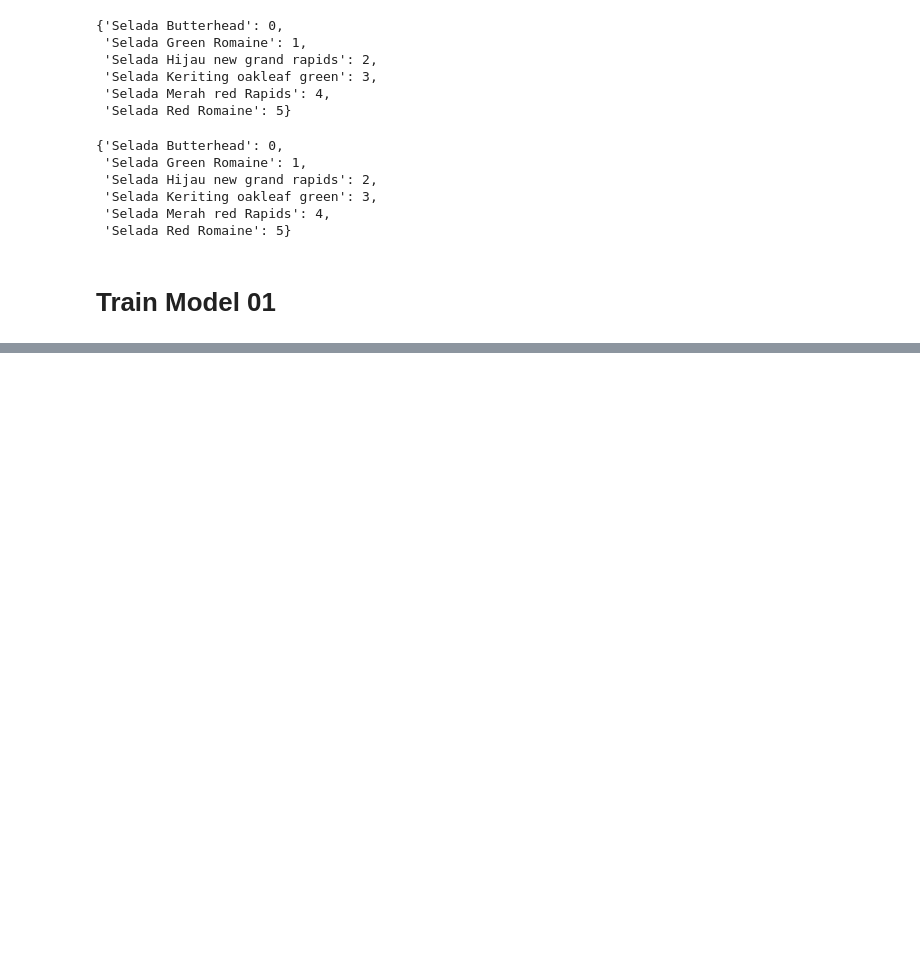
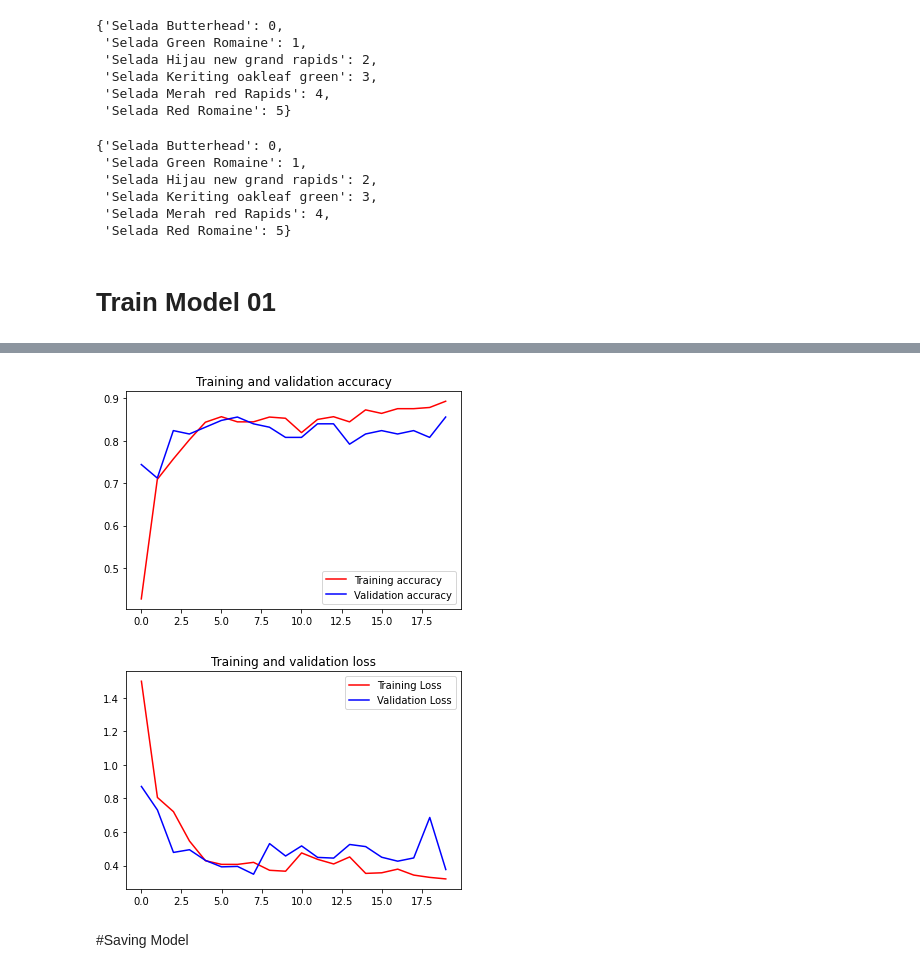
Before and after one commit to IOH-C22-HY-4/MachineLearning, a Jupyter notebook: LettuceClassification/Lettuce_Classification_Baseline_Model_02.ipynb, the cells around one changed output, grey strips where cells are left out. Drawn from its saved outputs; the diff is of its cells as text; code cells hidden in the pictures; blank space fills up the shorter version.

Commit message:
add TFlite and update baseline model_02

```diff
--- a/LettuceClassification/Lettuce_Classification_Baseline_Model_02.ipynb
+++ b/LettuceClassification/Lettuce_Classification_Baseline_Model_02.ipynb
@@ -545,0 +547,2 @@ plt.show()
+# %%
+pre_trained_model = create_pre_trained_model(local_weights_file)
@@ -545,0 +557,2 @@ plt.show()
+# %%
+last_output = output_of_last_layer(pre_trained_model)
@@ -545,0 +579,18 @@ plt.show()
+# %%
+from keras.callbacks import ModelCheckpoint
+
+mc = ModelCheckpoint('best_model_03.h5', monitor='val_accuracy', mode='max', verbose=1, save_best_only=True)
+callbacks = [mc]
+# %%
+model2 = create_final_model(pre_trained_model, last_output)
+
+history2 = model2.fit(
+    train_generator,
+    batch_size=32,
+    steps_per_epoch = 12,
+    epochs = 20,
+    validation_data = validation_generator,
+    validation_steps = validation_generator.samples // batch_size + 1,
+    verbose = 1,
+    callbacks=callbacks
+    )
@@ -545,0 +615,25 @@ plt.show()
+# %%
+acc = history2.history['accuracy']
+val_acc = history2.history['val_accuracy']
+loss = history2.history['loss']
+val_loss = history2.history['val_loss']
+
+epochs = range(len(acc))
+
+plt.plot(epochs, acc, 'r', label='Training accuracy')
+plt.plot(epochs, val_acc, 'b', label='Validation accuracy')
+plt.title('Training and validation accuracy')
+plt.legend()
+plt.figure()
+
+plt.plot(epochs, loss, 'r', label='Training Loss')
+plt.plot(epochs, val_loss, 'b', label='Validation Loss')
+plt.title('Training and validation loss')
+plt.legend()
+
+plt.show()
+# %% [output]
+[figure, added]
+[figure, added]
+# %% [markdown]
+#Saving Model
```
Also changed, not shown: parts of 36 cells of this notebook, 4 other files.
